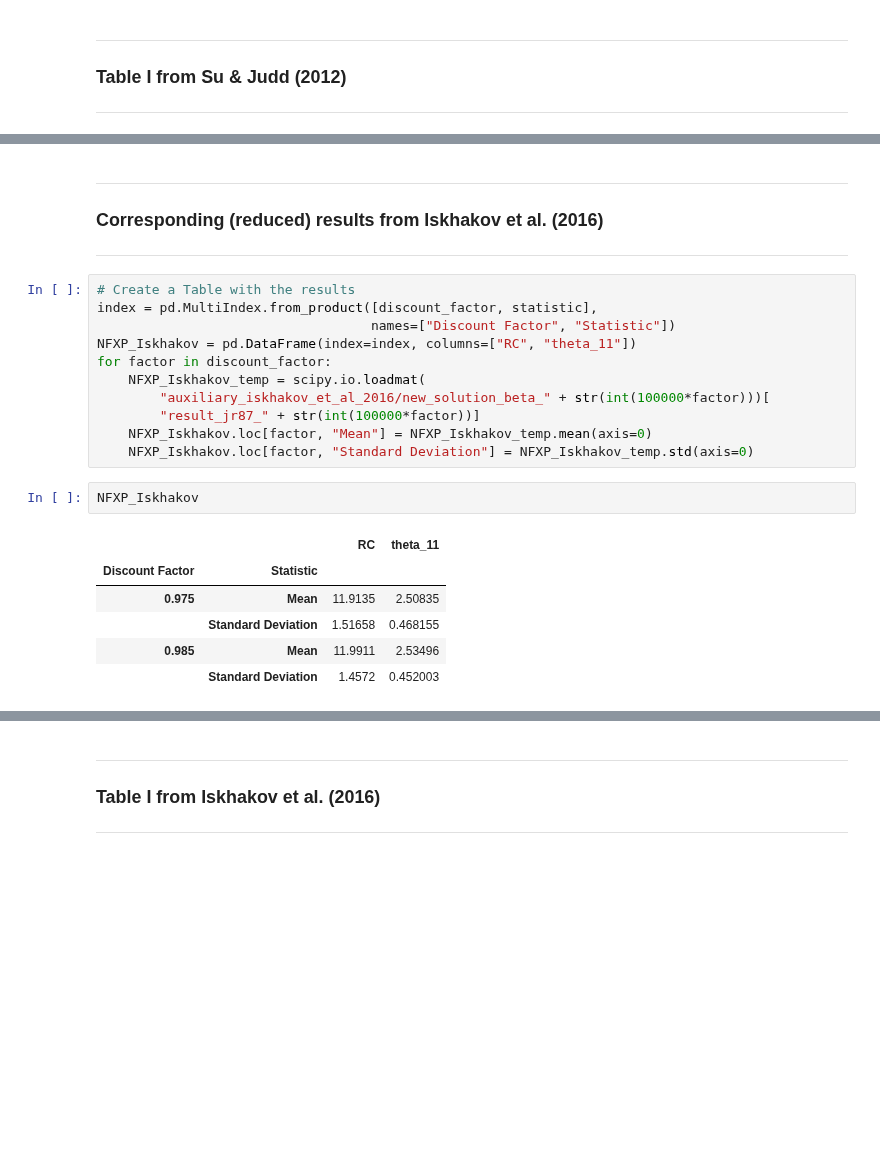
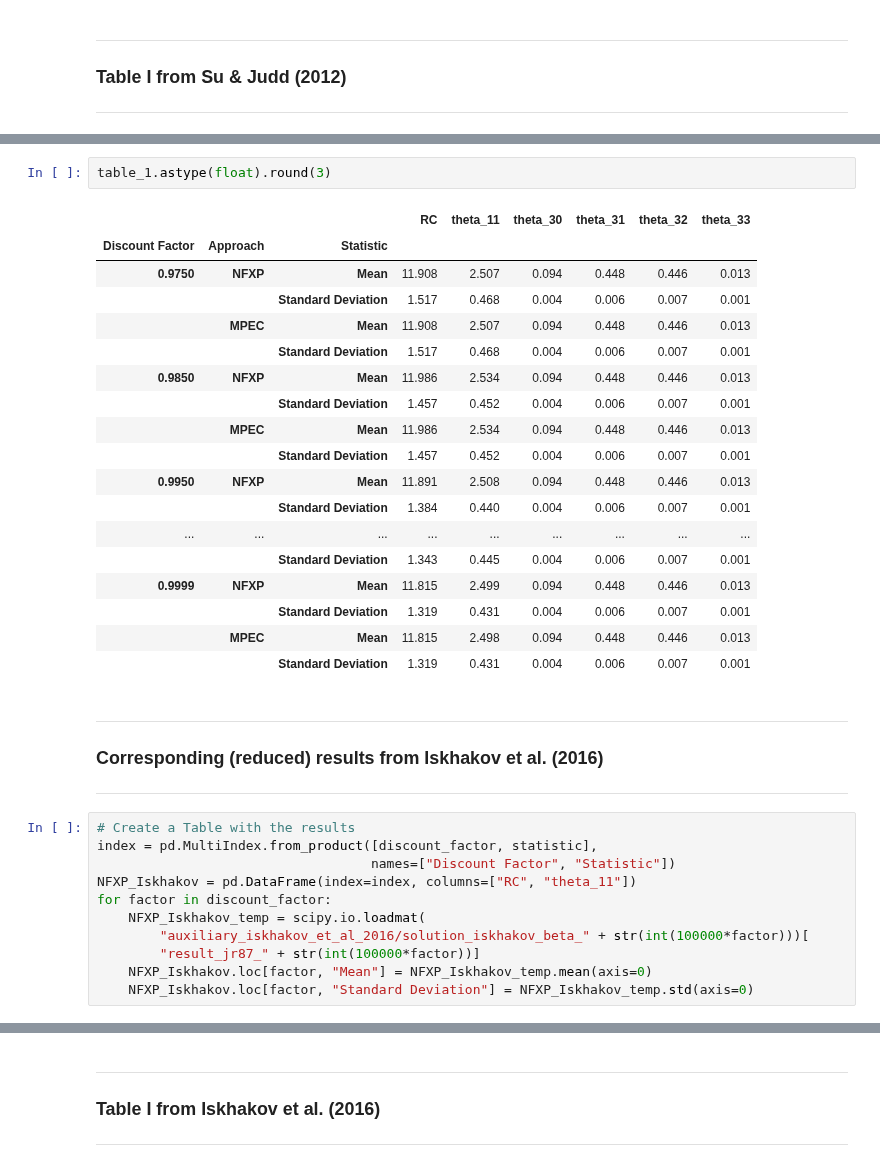
Before and after one commit to OpenSourceEconomics/ruspy, a Jupyter notebook: promotion/replication/replication_iskhakov_et_al_2016.ipynb, the cells around one changed output, grey strips where cells are left out. Drawn from its saved outputs; the diff is of its cells as text; blank space fills up the shorter version.

```diff
--- a/promotion/replication/replication_iskhakov_et_al_2016.ipynb
+++ b/promotion/replication/replication_iskhakov_et_al_2016.ipynb
@@ -215,3 +173,24 @@ table_1
+# %%
+table_1.astype(float).round(3)
+# %% [output]
+|  |  |  | RC | theta_11 | theta_30 | theta_31 | theta_32 | theta_33 |
+| Discount Factor | Approach | Statistic |  |  |  |  |  |  |
+| 0.9750 | NFXP | Mean | 11.908 | 2.507 | 0.094 | 0.448 | 0.446 | 0.013 |
+|  |  | Standard Deviation | 1.517 | 0.468 | 0.004 | 0.006 | 0.007 | 0.001 |
+|  | MPEC | Mean | 11.908 | 2.507 | 0.094 | 0.448 | 0.446 | 0.013 |
+|  |  | Standard Deviation | 1.517 | 0.468 | 0.004 | 0.006 | 0.007 | 0.001 |
+| 0.9850 | NFXP | Mean | 11.986 | 2.534 | 0.094 | 0.448 | 0.446 | 0.013 |
+|  |  | Standard Deviation | 1.457 | 0.452 | 0.004 | 0.006 | 0.007 | 0.001 |
+|  | MPEC | Mean | 11.986 | 2.534 | 0.094 | 0.448 | 0.446 | 0.013 |
+|  |  | Standard Deviation | 1.457 | 0.452 | 0.004 | 0.006 | 0.007 | 0.001 |
+| 0.9950 | NFXP | Mean | 11.891 | 2.508 | 0.094 | 0.448 | 0.446 | 0.013 |
+|  |  | Standard Deviation | 1.384 | 0.440 | 0.004 | 0.006 | 0.007 | 0.001 |
+| ... | ... | ... | ... | ... | ... | ... | ... | ... |
+|  |  | Standard Deviation | 1.343 | 0.445 | 0.004 | 0.006 | 0.007 | 0.001 |
+| 0.9999 | NFXP | Mean | 11.815 | 2.499 | 0.094 | 0.448 | 0.446 | 0.013 |
+|  |  | Standard Deviation | 1.319 | 0.431 | 0.004 | 0.006 | 0.007 | 0.001 |
+|  | MPEC | Mean | 11.815 | 2.498 | 0.094 | 0.448 | 0.446 | 0.013 |
+|  |  | Standard Deviation | 1.319 | 0.431 | 0.004 | 0.006 | 0.007 | 0.001 |
 # %% [markdown]
 ---
 ### Corresponding (reduced) results from Iskhakov et al. (2016)
@@ -223,16 +202,7 @@ index = pd.MultiIndex.from_product([discount_factor, statistic],
 NFXP_Iskhakov = pd.DataFrame(index=index, columns=["RC", "theta_11"])
 for factor in discount_factor:
     NFXP_Iskhakov_temp = scipy.io.loadmat(
-        "auxiliary_iskhakov_et_al_2016/new_solution_beta_" + str(int(100000*factor)))[
+        "auxiliary_iskhakov_et_al_2016/solution_iskhakov_beta_" + str(int(100000*factor)))[
         "result_jr87_" + str(int(100000*factor))]
     NFXP_Iskhakov.loc[factor, "Mean"] = NFXP_Iskhakov_temp.mean(axis=0)
     NFXP_Iskhakov.loc[factor, "Standard Deviation"] = NFXP_Iskhakov_temp.std(axis=0)
-# %%
-NFXP_Iskhakov
-# %% [output]
-|  |  | RC | theta_11 |
-| Discount Factor | Statistic |  |  |
-| 0.975 | Mean | 11.9135 | 2.50835 |
-|  | Standard Deviation | 1.51658 | 0.468155 |
-| 0.985 | Mean | 11.9911 | 2.53496 |
-|  | Standard Deviation | 1.4572 | 0.452003 |
```
Also changed, not shown: parts of 12 cells of this notebook, 8 other files.
